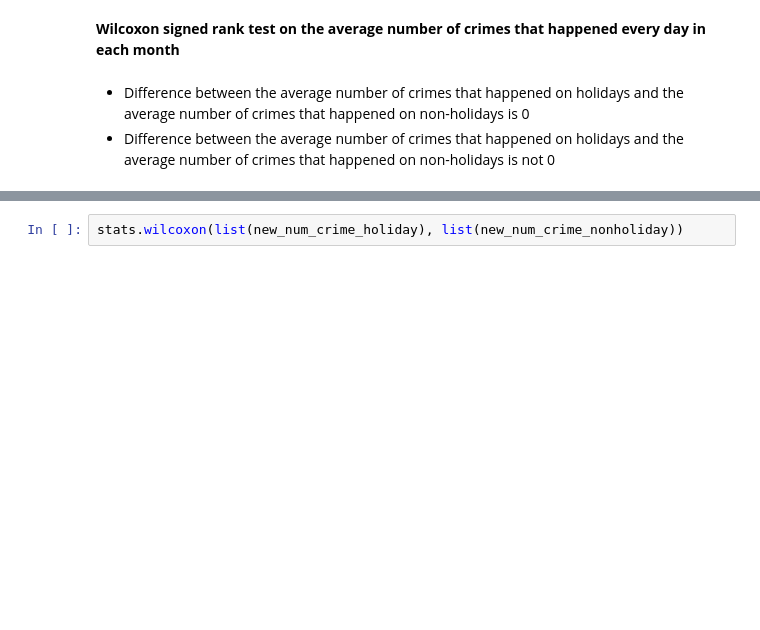
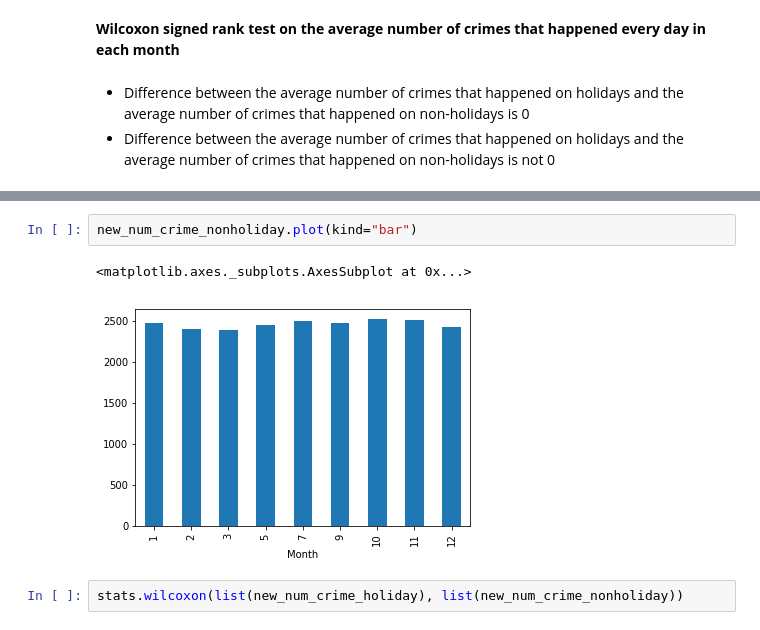
Before and after one commit to r3qin/COGS108FinalProject, a Jupyter notebook: FinalProject.ipynb, the cells around one changed output, grey strips where cells are left out. Saved outputs shown, nothing was run; the diff lists cells and outputs as text; blank space fills up the shorter version.

```diff
--- a/FinalProject.ipynb
+++ b/FinalProject.ipynb
@@ -199,3 +204,8 @@ Result of Wilcoxon ranked sum test:
+# %%
+new_num_crime_nonholiday.plot(kind="bar")
+# %% [output]
+<matplotlib.axes._subplots.AxesSubplot at 0x...>
+[figure, added]
 # %%
 stats.wilcoxon(list(new_num_crime_holiday), list(new_num_crime_nonholiday))
 # %% [output]
```
Also changed, not shown: parts of 2 cells of this notebook.
